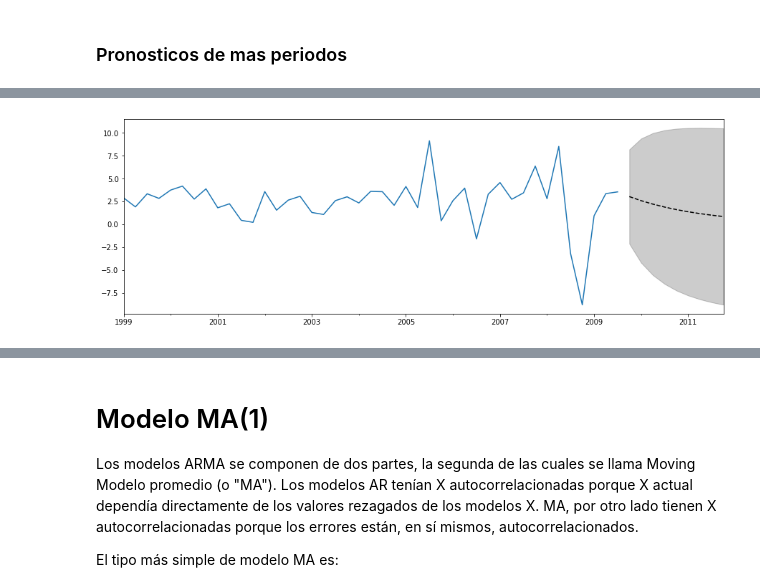
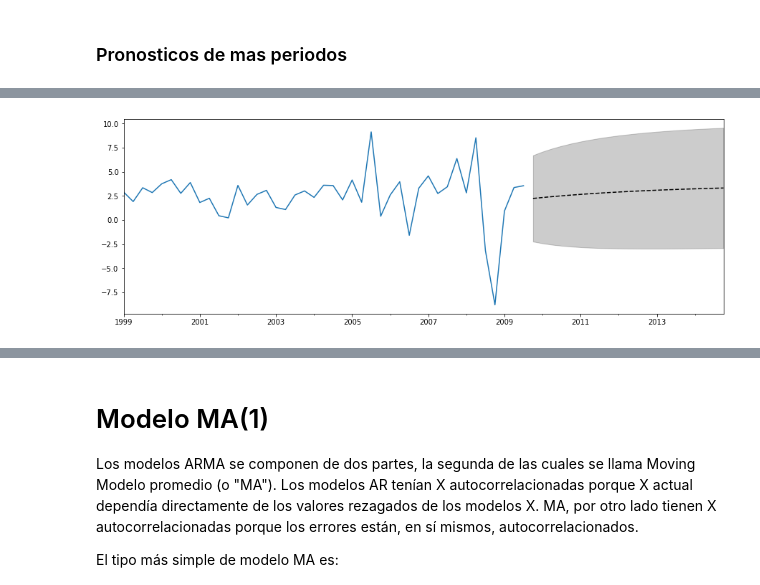
Before and after one commit to jslr1997/ECOG2046, a Jupyter notebook: notebooks/1_Procesos_ARMA.ipynb, the cells around one changed output, grey strips where cells are left out. Cells and saved outputs as stored; diff of their text form; code cells hidden in the pictures.

```diff
--- a/notebooks/1_Procesos_ARMA.ipynb
+++ b/notebooks/1_Procesos_ARMA.ipynb
@@ -223,7 +227,7 @@ endog.plot(figsize=(15, 5))
 [figure]
 # %%
 # Generar el modelo
-model = sm.tsa.SARIMAX(endog, order=([1,3], 0, 0), trend=None)
+model = sm.tsa.SARIMAX(endog, order=(1,0,1), trend='c')
 
 # Estimar los parametros del modelo
 results = model.fit()
@@ -425,12 +436,12 @@ infl        mean   mean_se  mean_ci_lower  mean_ci_upper
 # %%
 fig, ax = plt.subplots(figsize=(15, 5))
 
 # Plot the data (here we are subsetting it to get a better look at the forecasts)
 endog.loc['1999':].plot(ax=ax)
 
 # Construct the forecasts
-fcast = results.get_forecast('2011Q4').summary_frame()
+fcast = results.get_forecast('2014Q4').summary_frame()
 fcast['mean'].plot(ax=ax, style='k--')
 ax.fill_between(fcast.index, fcast['mean_ci_lower'], fcast['mean_ci_upper'], color='k', alpha=0.20);
 # %% [output]
-[figure, old version]
+[figure, new version]
```
Also changed, not shown: parts of 18 cells of this notebook, 9 other files.
